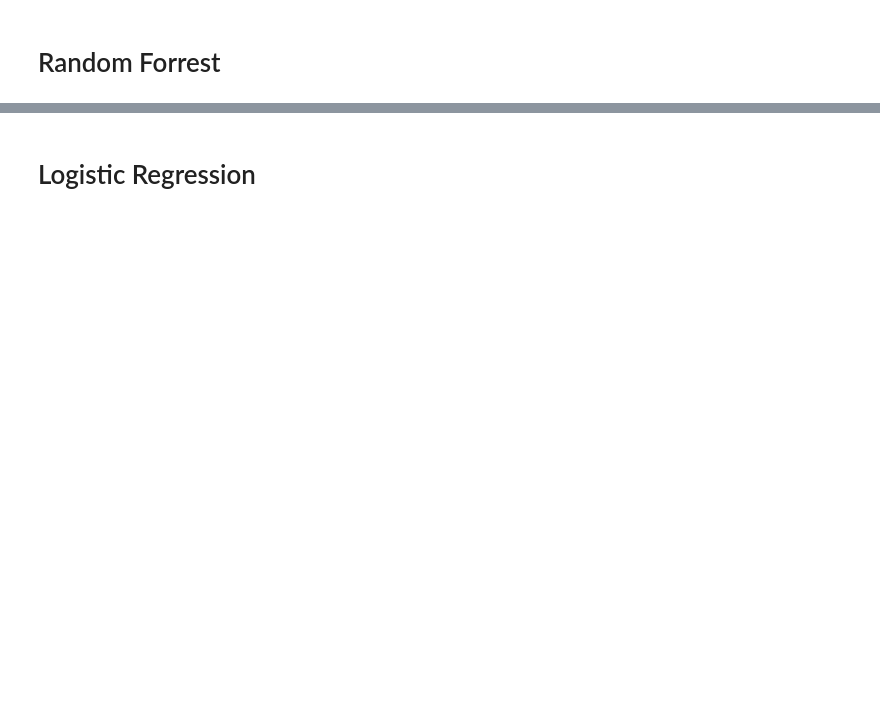
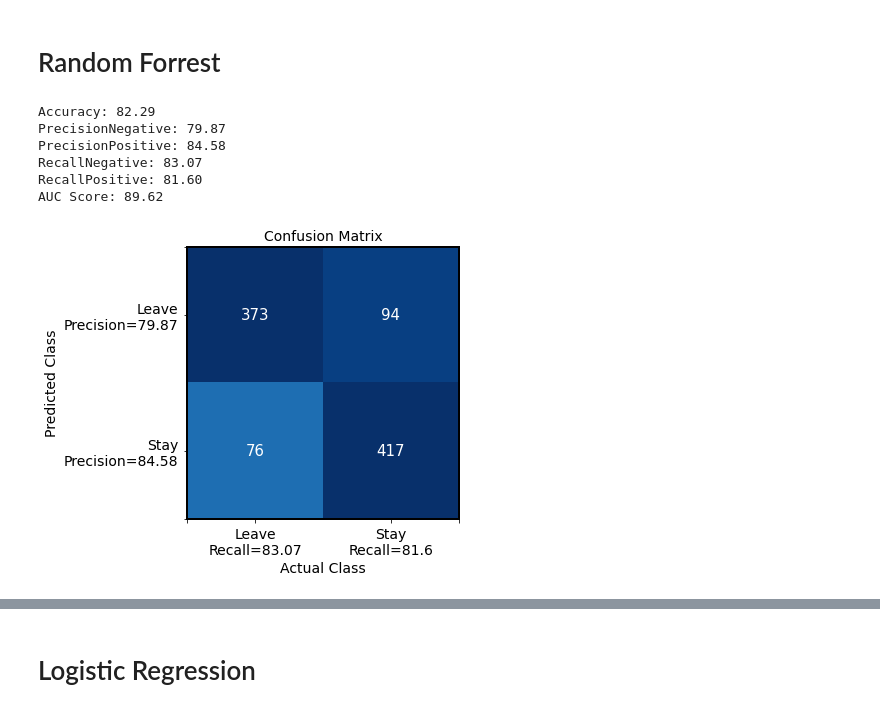
Before and after one commit to greermp/hilton_challenge, a Jupyter notebook: Working.ipynb, the cells around one changed output, grey strips where cells are left out. Cells and saved outputs as stored; diff of their text form; code cells hidden in the pictures; blank space fills up the shorter version.

```diff
--- a/Working.ipynb
+++ b/Working.ipynb
@@ -787,18 +680,26 @@ if train:
 # %%
 
 # rfClassifier = RandomForestClassifier(random_state=201, max_features='auto', min_samples_leaf=4, n_estimators=350, ccp_alpha=0) 92 AUC
-rfClassifier = RandomForestClassifier(random_state=201, max_features='auto', min_samples_leaf=25, n_estimators=400,min_impurity_decrease=0, ccp_alpha=0)
+rfClassifier = RandomForestClassifier(random_state=201, max_features='auto', min_samples_leaf=9, n_estimators=240,min_impurity_decrease=0, ccp_alpha=0)
 rfClassifier.fit(trainData, trainLabels)
 predictions = rfClassifier.predict(testData)
 predictionProbabilities = rfClassifier.predict_proba(testData)
 
 # Calculate metrics on test set and display them
 rfAUC = calculateMetricsAndPrint(predictions, predictionProbabilities, testLabels)
 
 # Calculate FPR and TPR for use in ROC Curve Variance later on
 falsePositiveRateRF, truePositiveRateRF, _ = roc_curve(testLabels, [item[1] for item in predictionProbabilities])
 trainAccuracy = gbClassifier.score(trainData, trainLabels)
 # Unfortunately, Feature importance does not work with GridSearch. Instead, we will find the best parameters.
+# %% [output]
+Accuracy: 82.29
+PrecisionNegative: 79.87
+PrecisionPositive: 84.58
+RecallNegative: 83.07
+RecallPositive: 81.60
+AUC Score: 89.62
+[figure, added]
 # %%
 columns=list(dataGB.columns)
 showFeatureImportance(rfClassifier, columns)
```
Also changed, not shown: parts of 69 cells of this notebook.
